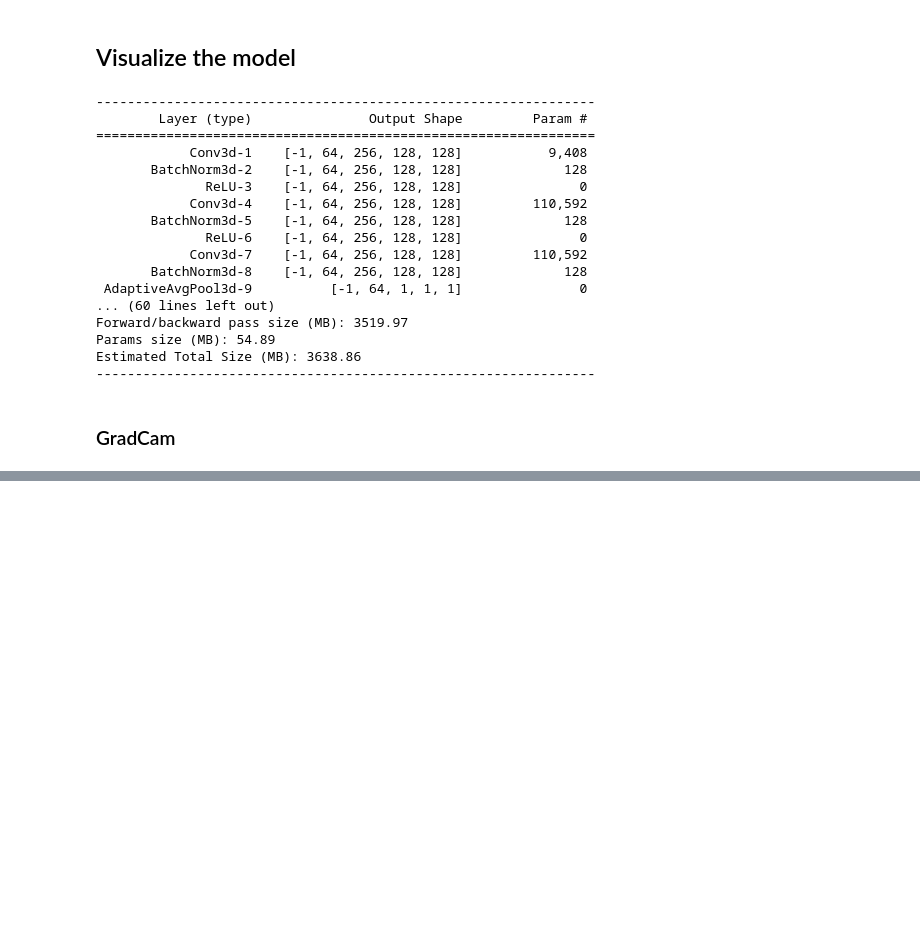
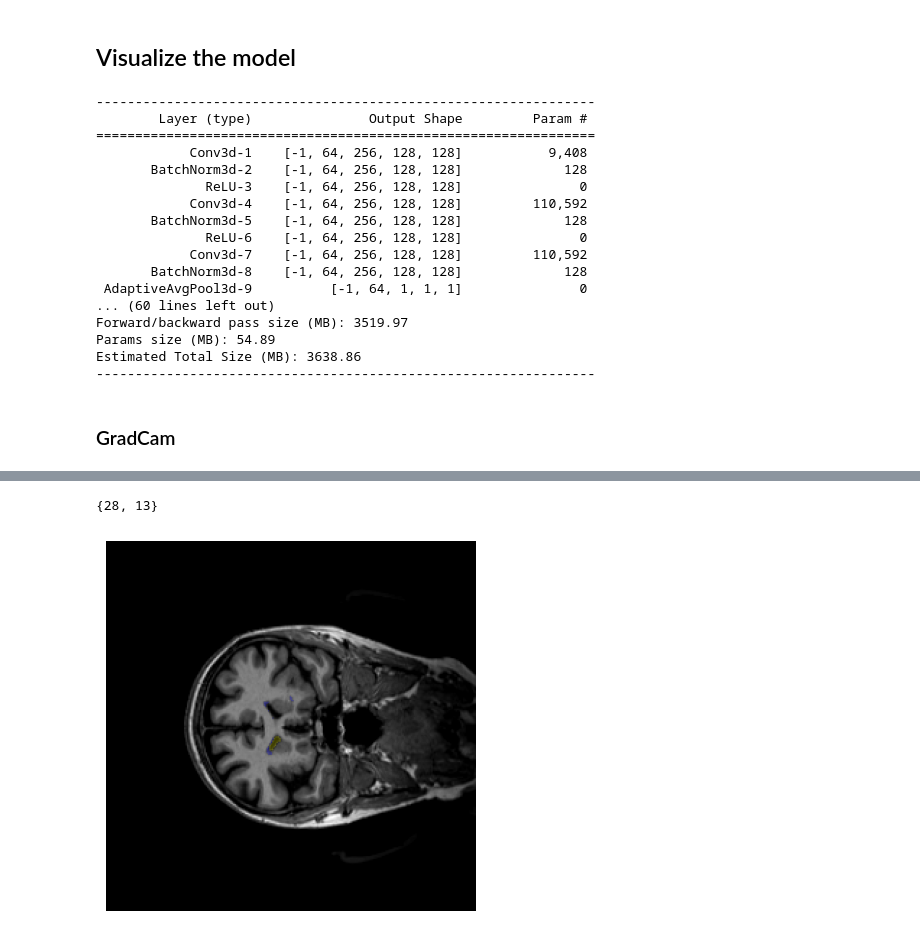
Before and after one commit to sujuntao2022/ADNI-XAI, a Jupyter notebook: Interpretation_visualize.ipynb, the cells around one changed output, grey strips where cells are left out. Cells and saved outputs as stored; diff of their text form; code cells hidden in the pictures; blank space fills up the shorter version.

```diff
--- a/Interpretation_visualize.ipynb
+++ b/Interpretation_visualize.ipynb
@@ -111,7 +111,7 @@ print("Using device:", device)
 # %% [output]
 Using device: cuda
 # %%
-weights_path = r'D:\Juntao\Code\model_weights_epoch_9.pth'
+weights_path = r'D:\Juntao\Code\old results 9 layers-1128\model_weights_epoch_9.pth'
 model.load_state_dict(torch.load(weights_path))
 # %% [output]
 <All keys matched successfully>
@@ -120,6 +120,7 @@ file_path = r'D:\Juntao\Data\ANDI3-T1\orig_nu\041_S_6226.nii'  # Please replace
 mri_image = nib.load(file_path)
 image_data = mri_image.get_fdata()
 image_data_torch=torch.tensor(image_data[np.newaxis,np.newaxis, ...], dtype=torch.float32).to(device)
-output = model(image_data_torch)
-print(output)
+with torch.no_grad():
+    output = model(image_data_torch)
+    print(output)
 # %% [output]
@@ -1065,7 +1068,7 @@ mask_data = mri_mask.get_fdata()
 modified_model = ModifiedR3D18(model).to(device)
 output = modified_model(torch.tensor(input_data[np.newaxis,np.newaxis, ...], dtype=torch.float32).to(device))
 # %%
-n=1
+n=4
 feature_maps = modified_model.feature_maps['layer%s'%n]  # 特征图
 attention_weights = modified_model.attention_weights['layer%s.0'%n]  # 以此类推
 
@@ -1085,14 +1088,14 @@ heatmap = torch.mean(upsampled_feature_maps, dim=1).squeeze()
 heatmap = heatmap.cpu().detach().numpy()
 
 results = []
-for region_id in range(1, 79):
+for region_id in range(1, 512):
     region_mask = mask_data == region_id
     average_value = heatmap[region_mask].mean()
     results.append({'Region ID': region_id, 'Average Value': average_value})
 df = pd.DataFrame(results)
 
 df_sorted = df.sort_values(by='Region ID')
-df_sorted.fillna(0).to_csv(r'D:\Juntao\Data\ANDI3-T1\results\041_S_6226_ATT%s.csv'%n)
+df_sorted.fillna(0).to_csv(r'D:\Juntao\Data\ANDI3-T1\results\082_S_6690_ATT%s.csv'%n,index=None)
 print('Done')
 # %% [output]
 Done
@@ -1254,0 +1286,6 @@ plt.show()
+# %%
+for col in ['attention1', 'attention2', 'attention3', 'attention4']:
+    df[col + '_rank'] = df[col].rank(ascending=False)
+
+# 计算综合排名
+df['final_rank'] = df[['attention1_rank', 'attention2_rank', 'attention3_rank', 'attention4_rank']].mean(axis=1)
@@ -1254,0 +1329,61 @@ plt.show()
+# %%
+import numpy as np
+import pandas as pd
+import nibabel as nib
+import matplotlib.pyplot as plt
+
+# 加载 MRI 数据和掩膜
+mri_data = nib.load(r'D:\Juntao\Data\ANDI3-T1\orig_nu\041_S_6226.nii').get_fdata()
+brain_mask = nib.load(r'D:\Juntao\Data\ANDI3-T1\auto_noCCseg\041_S_6226.nii').get_fdata()
+
+label_to_importance = dict(zip(df['Fastsurfer'], df['inversion']))
+
+# 定义目标区域列表和获取重要性最高的 10 个区域
+# target_list = [12,27,69,70,71,3,21,4,22,48,72,33,36,37,54,55]  # 您的目标列表
+original_list = [12,27,69,70,71,3,21,4,22,48,72,33,36,37,54,55]  # 您的目标列表
+target_list = [x + 1 for x in original_list]
+top_10_important_areas = df.nsmallest(8, 'final_rank')['Fastsurfer'].tolist()
+set1=set(target_list)
+set2=set(top_10_important_areas)
+common=set1.intersection(set2)
+print(common)
+
+
+# 染色逻辑
+colored_brain = np.zeros(mri_data.shape + (4,))  # 创建一个带透明通道的用于着色的数组
+
+# 对目标区域着色（黄色）
+for target in target_list:
+    colored_brain[brain_mask == target] = [1, 1, 0, 0.5]  # 黄色，半透明
+
+# 对重要性最高的区域着色（蓝色）
+for area in top_10_important_areas:
+    colored_brain[brain_mask == area] += [0, 0, 1, 0.5]  # 蓝色，半透明
+
+# 红色覆盖（黄色 + 蓝色）
+colored_brain[np.all(colored_brain[:, :, :, :3] >= [1, 1, 1], axis=-1)] = [1, 0, 0, 0.5]  # 红色，半透明
+
+# 修正颜色叠加后可能超出范围的问题
+colored_brain = np.clip(colored_brain, 0, 1)
+
+# 切片并保存
+def save_colored_slice(mri_slice, colored_slice, axis, slice_number, filename):
+    plt.imshow(mri_slice, cmap='gray')
+    plt.imshow(colored_slice, alpha=0.5)
+    plt.axis('off')
+    plt.savefig(f'{filename}_axis_{axis}_slice_{slice_number}.png', bbox_inches='tight', pad_inches=0)
+
+save_path = 'D:\\Juntao\\Data\\2023.12\\results\\'  # 指定保存路径
+
+for axis in range(3):
+    for i in range(3):
+        slice_index = int(mri_data.shape[axis] // 2 + (i - 1) * mri_data.shape[axis] * 0.1)
+        if axis == 0:
+            save_colored_slice(mri_data[slice_index, :, :], colored_brain[slice_index, :, :, :], axis, i, save_path + 'colored_brain')
+        elif axis == 1:
+            save_colored_slice(mri_data[:, slice_index, :], colored_brain[:, slice_index, :, :], axis, i, save_path + 'colored_brain')
+        else:
+            save_colored_slice(mri_data[:, :, slice_index], colored_brain[:, :, slice_index, :], axis, i, save_path + 'colored_brain')
+# %% [output]
+{28, 13}
+[figure, added]
```
Also changed, not shown: parts of 27 cells of this notebook, 3 other files.
